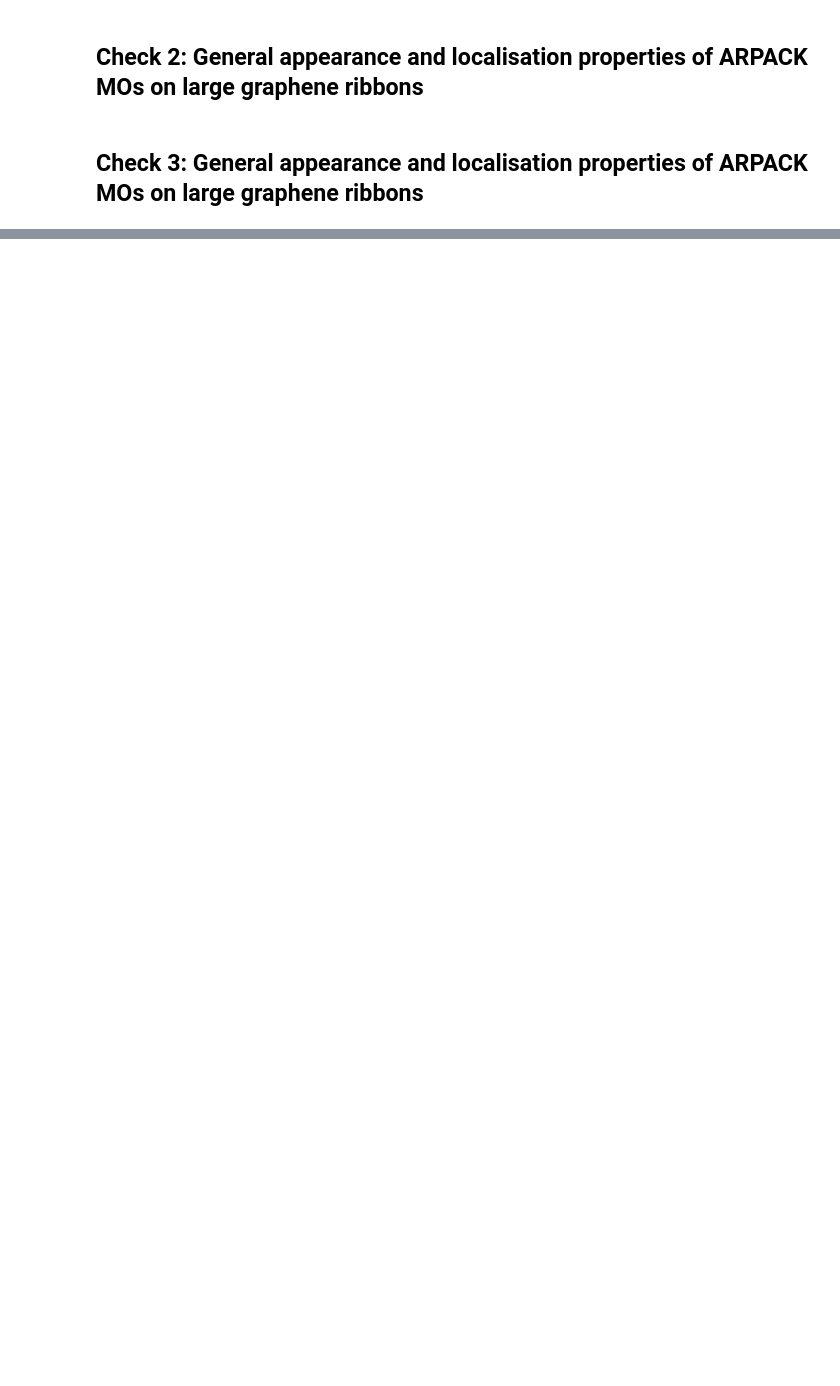
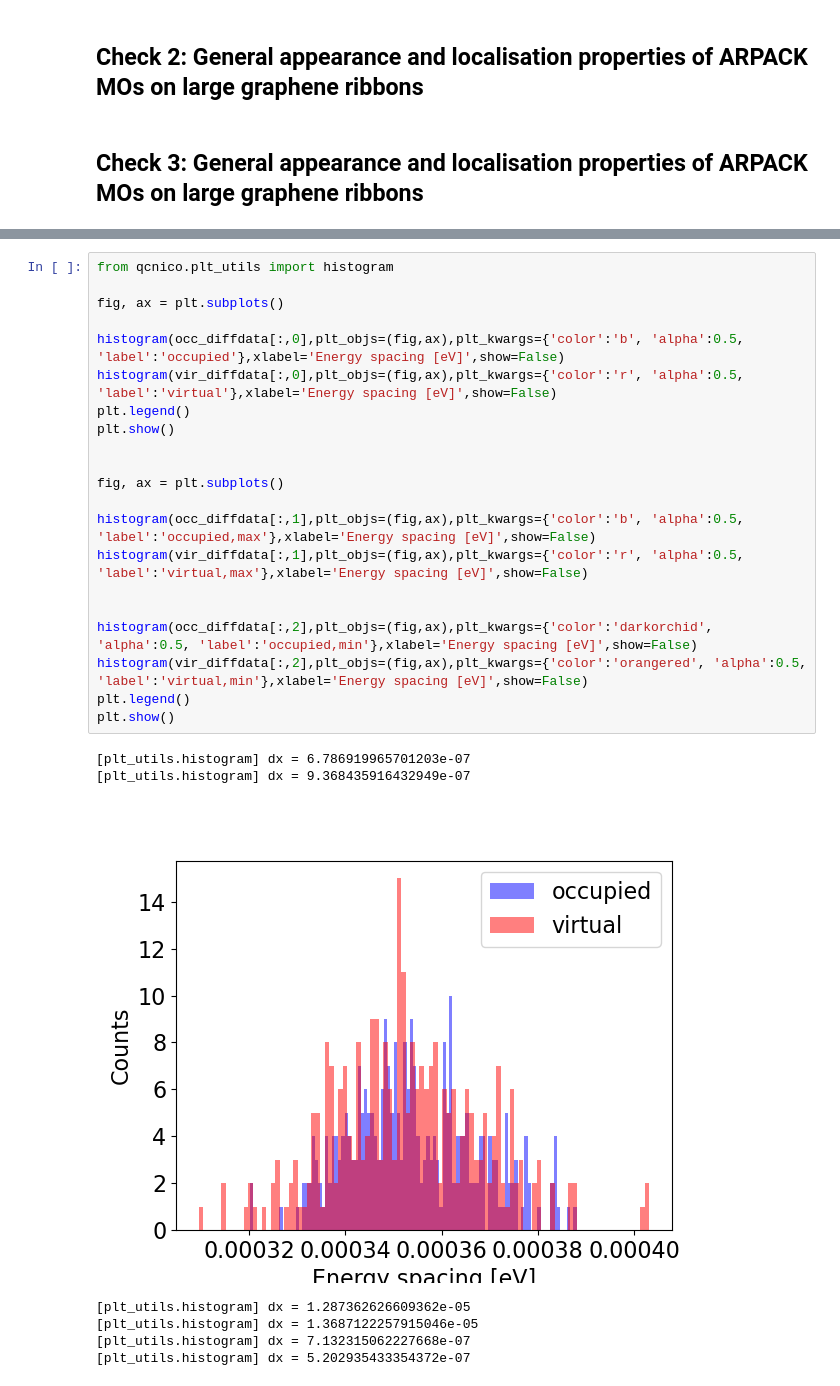
Before and after one commit to ngastellu/ArpackMAC, a Jupyter notebook: sanity_check.ipynb, the cells around one changed output, grey strips where cells are left out. Saved outputs shown, nothing was run; the diff lists cells and outputs as text; blank space fills up the shorter version.

```diff
--- a/sanity_check.ipynb
+++ b/sanity_check.ipynb
@@ -39,0 +99,29 @@ posarrs = get_pos(posdir,lbls)
+# %%
+from qcnico.plt_utils import histogram
+
+fig, ax = plt.subplots()
+
+histogram(occ_diffdata[:,0],plt_objs=(fig,ax),plt_kwargs={'color':'b', 'alpha':0.5, 'label':'occupied'},xlabel='Energy spacing [eV]',show=False)
+histogram(vir_diffdata[:,0],plt_objs=(fig,ax),plt_kwargs={'color':'r', 'alpha':0.5, 'label':'virtual'},xlabel='Energy spacing [eV]',show=False)
+plt.legend()
+plt.show()
+
+
+fig, ax = plt.subplots()
+
+histogram(occ_diffdata[:,1],plt_objs=(fig,ax),plt_kwargs={'color':'b', 'alpha':0.5, 'label':'occupied,max'},xlabel='Energy spacing [eV]',show=False)
+histogram(vir_diffdata[:,1],plt_objs=(fig,ax),plt_kwargs={'color':'r', 'alpha':0.5, 'label':'virtual,max'},xlabel='Energy spacing [eV]',show=False)
+
+
+histogram(occ_diffdata[:,2],plt_objs=(fig,ax),plt_kwargs={'color':'darkorchid', 'alpha':0.5, 'label':'occupied,min'},xlabel='Energy spacing [eV]',show=False)
+histogram(vir_diffdata[:,2],plt_objs=(fig,ax),plt_kwargs={'color':'orangered', 'alpha':0.5, 'label':'virtual,min'},xlabel='Energy spacing [eV]',show=False)
+plt.legend()
+plt.show()
+# %% [output]
+[plt_utils.histogram] dx = 6.786919965701203e-07
+[plt_utils.histogram] dx = 9.368435916432949e-07
+[figure, added]
+[plt_utils.histogram] dx = 1.287362626609362e-05
+[plt_utils.histogram] dx = 1.3687122257915046e-05
+[plt_utils.histogram] dx = 7.132315062227668e-07
+[plt_utils.histogram] dx = 5.202935433354372e-07
```
Also changed, not shown: parts of 14 cells of this notebook, 13 other files.
